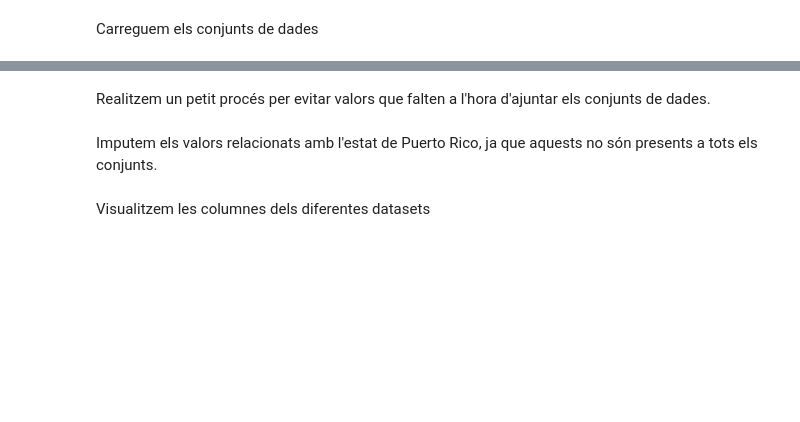
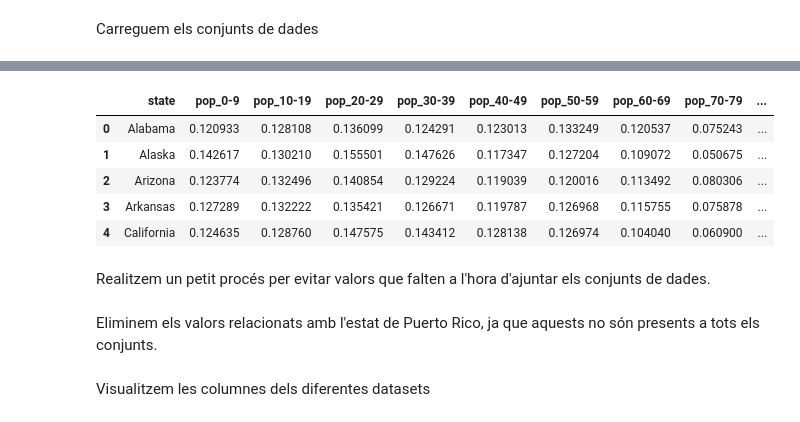
Before and after one commit to albertojc6/IDSS-Pandemic_Control, a Jupyter notebook: src_prep/unify_statesData.ipynb, the cells around one changed output, grey strips where cells are left out. Cells and saved outputs as stored; diff of their text form; code cells hidden in the pictures; blank space fills up the shorter version.

```diff
--- a/src_prep/unify_statesData.ipynb
+++ b/src_prep/unify_statesData.ipynb
@@ -25,4 +111,13 @@ df_estado_4 = pd.read_csv('../data/preprocessed/age_groups_cleaned.csv')
+# %%
+df_ageGroups.head()
+# %% [output]
+|  | state | pop_0-9 | pop_10-19 | pop_20-29 | pop_30-39 | pop_40-49 | pop_50-59 | pop_60-69 | pop_70-79 | ... |
+| 0 | Alabama | 0.120933 | 0.128108 | 0.136099 | 0.124291 | 0.123013 | 0.133249 | 0.120537 | 0.075243 | ... |
+| 1 | Alaska | 0.142617 | 0.130210 | 0.155501 | 0.147626 | 0.117347 | 0.127204 | 0.109072 | 0.050675 | ... |
+| 2 | Arizona | 0.123774 | 0.132496 | 0.140854 | 0.129224 | 0.119039 | 0.120016 | 0.113492 | 0.080306 | ... |
+| 3 | Arkansas | 0.127289 | 0.132222 | 0.135421 | 0.126671 | 0.119787 | 0.126968 | 0.115755 | 0.075878 | ... |
+| 4 | California | 0.124635 | 0.128760 | 0.147575 | 0.143412 | 0.128138 | 0.126974 | 0.104040 | 0.060900 | ... |
 # %% [markdown]
 Realitzem un petit procés per evitar valors que falten a l'hora d'ajuntar els conjunts de dades.
 # %% [markdown]
-Imputem els valors relacionats amb l'estat de Puerto Rico, ja que aquests no són presents a tots els conjunts.
+Eliminem els valors relacionats amb l'estat de Puerto Rico, ja que aquests no són presents a tots els conjunts.
```
Also changed, not shown: parts of 22 cells of this notebook, 5 other files.
